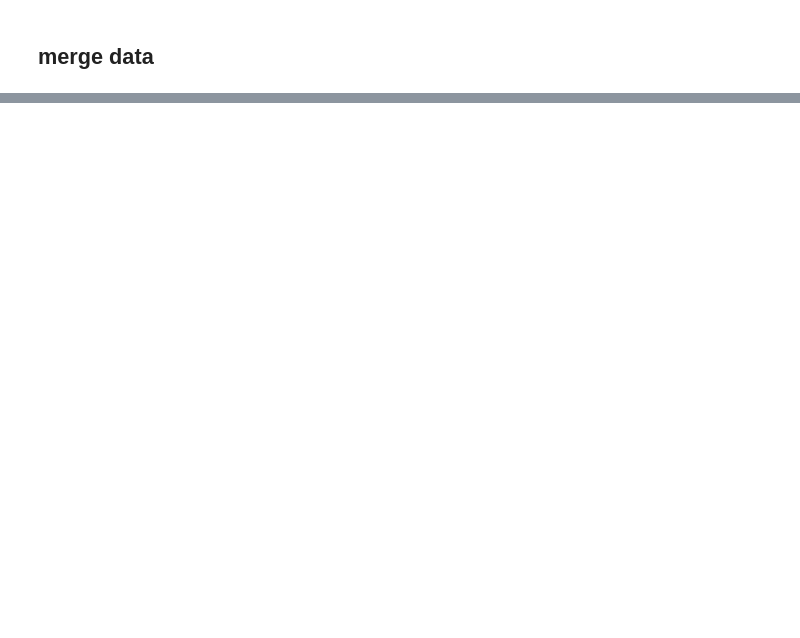
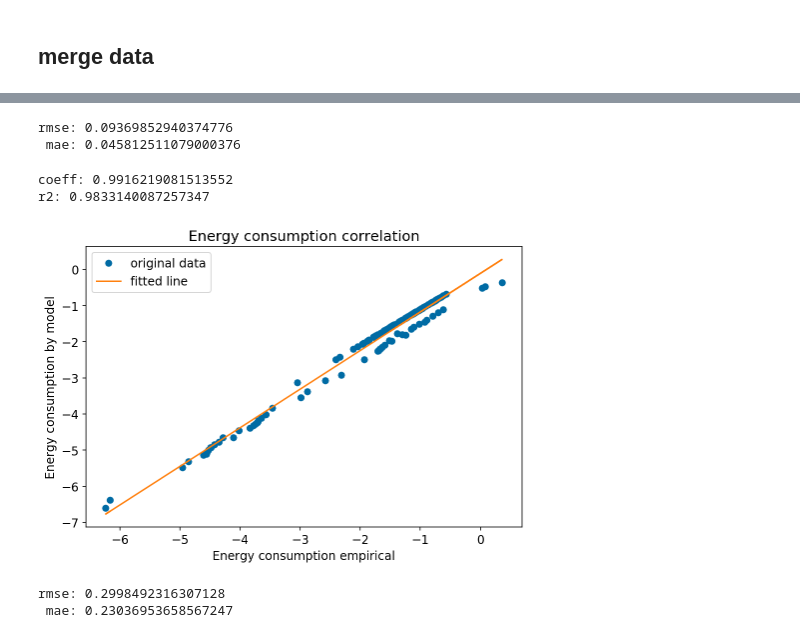
Before and after one commit to MScDissertation/NLP, a Jupyter notebook: CompareMethods.ipynb, the cells around one changed output, grey strips where cells are left out. Saved outputs shown, nothing was run; the diff lists cells and outputs as text; code cells hidden in the pictures; blank space fills up the shorter version.

```diff
--- a/CompareMethods.ipynb
+++ b/CompareMethods.ipynb
@@ -271,0 +307,37 @@ r2: 0.9040901753158339
+# %%
+mse = metrics.mean_squared_error(x,y)
+rmse = mse ** (1/2)
+mae = metrics.mean_absolute_error(x, y)
+print(f"rmse: {rmse} \n mae: {mae}")
+# %% [output]
+rmse: 0.09369852940374776
+ mae: 0.045812511079000376
+# %%
+#log
+x = np.log(merge_df['empirical'])
+y = np.log(merge_df['model_based'])
+plt.figure(figsize=(7,5))
+slope, intercept, r_value, p_value, std_err = stats.linregress(x, y)
+print(f"coeff: {r_value}")
+print(f"r2: {r_value ** 2}")
+plt.plot(x, y,'o',label='original data')
+plt.plot(x, slope * x + intercept, label='fitted line')
+
+plt.xlabel("Energy consumption empirical")
+plt.ylabel("Energy consumption by model")
+plt.title("Energy consumption correlation")
+plt.legend()
+plt.tight_layout()
+plt.savefig('viz/log_model_vs_empirical.png',dpi=300)
+# %% [output]
+coeff: 0.9916219081513552
+r2: 0.9833140087257347
+[figure, added]
+# %%
+mse = metrics.mean_squared_error(x,y)
+rmse = mse ** (1/2)
+mae = metrics.mean_absolute_error(x, y)
+print(f"rmse: {rmse} \n mae: {mae}")
+# %% [output]
+rmse: 0.2998492316307128
+ mae: 0.23036953658567247
```
Also changed, not shown: parts of 12 cells of this notebook, 9 other files.
